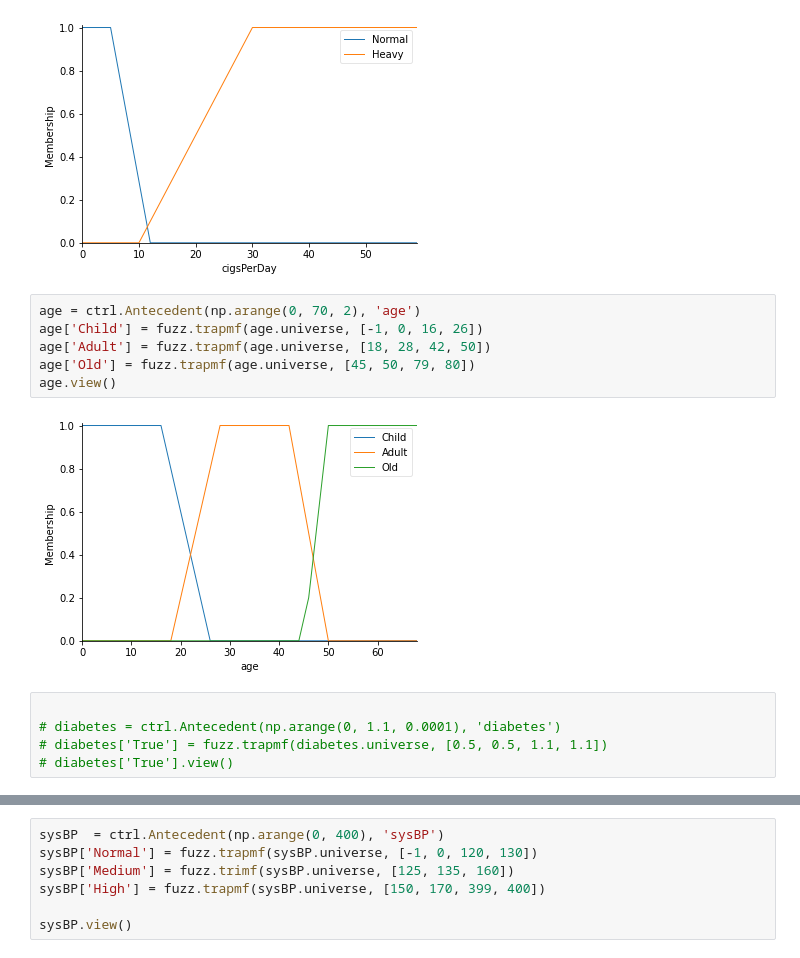
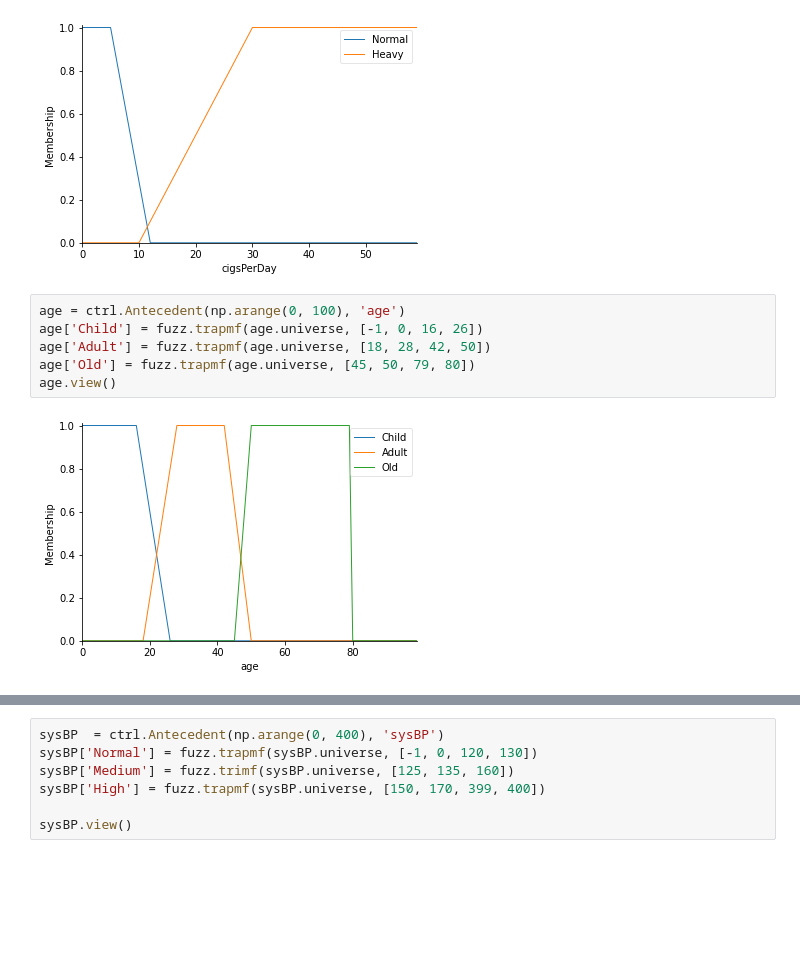
Before and after one commit to miretteamin/CHD-Prediction-using-Fuzzy-Logic, a Jupyter notebook: CHD.ipynb, the cells around one changed output, grey strips where cells are left out. Cells and saved outputs as stored; diff of their text form; blank space fills up the shorter version.

```diff
--- a/CHD.ipynb
+++ b/CHD.ipynb
@@ -51,15 +51,10 @@ cigsPerDay.view()
 # %% [output]
 [figure]
 # %%
-age = ctrl.Antecedent(np.arange(0, 70, 2), 'age')
+age = ctrl.Antecedent(np.arange(0, 100), 'age')
 age['Child'] = fuzz.trapmf(age.universe, [-1, 0, 16, 26])
 age['Adult'] = fuzz.trapmf(age.universe, [18, 28, 42, 50])
 age['Old'] = fuzz.trapmf(age.universe, [45, 50, 79, 80])
 age.view()
 # %% [output]
-[figure, old version]
+[figure, new version]
-# %%
-
-# diabetes = ctrl.Antecedent(np.arange(0, 1.1, 0.0001), 'diabetes')
-# diabetes['True'] = fuzz.trapmf(diabetes.universe, [0.5, 0.5, 1.1, 1.1])
-# diabetes['True'].view()
```
Also changed, not shown: parts of 4 cells of this notebook, 1 other file.
